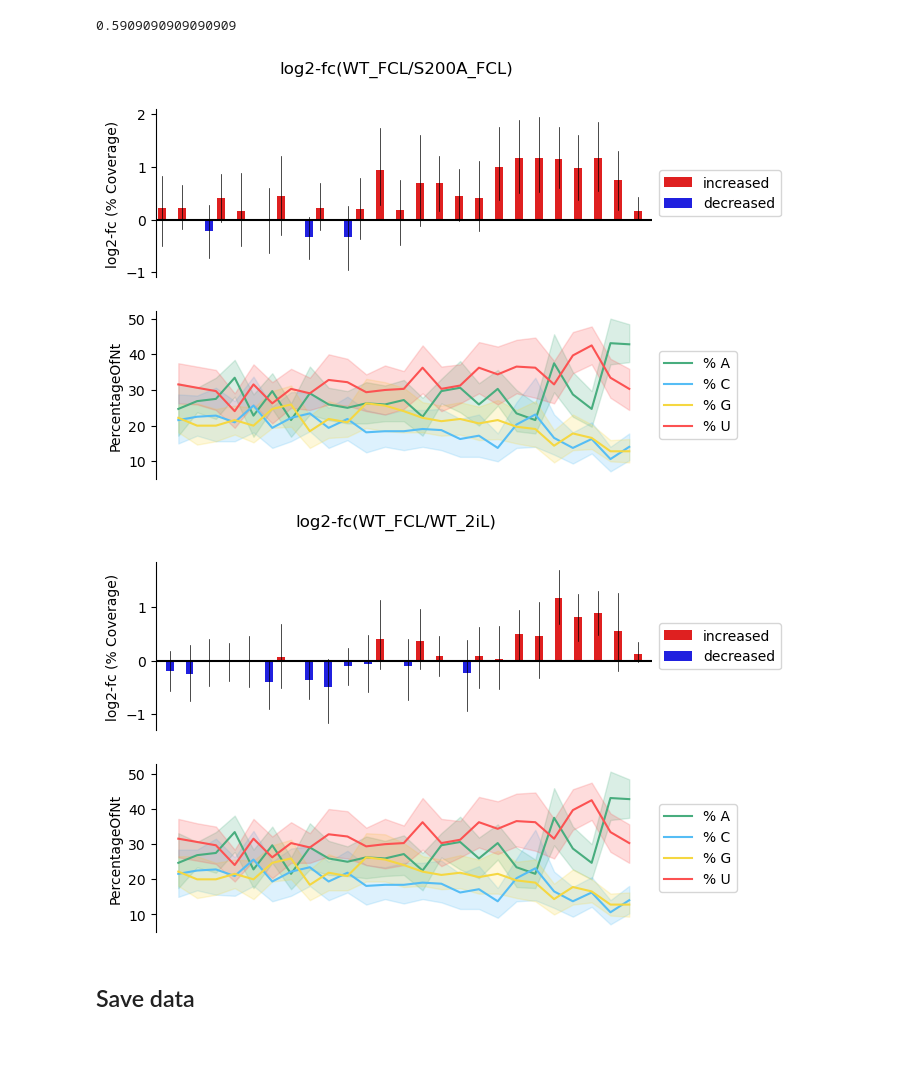
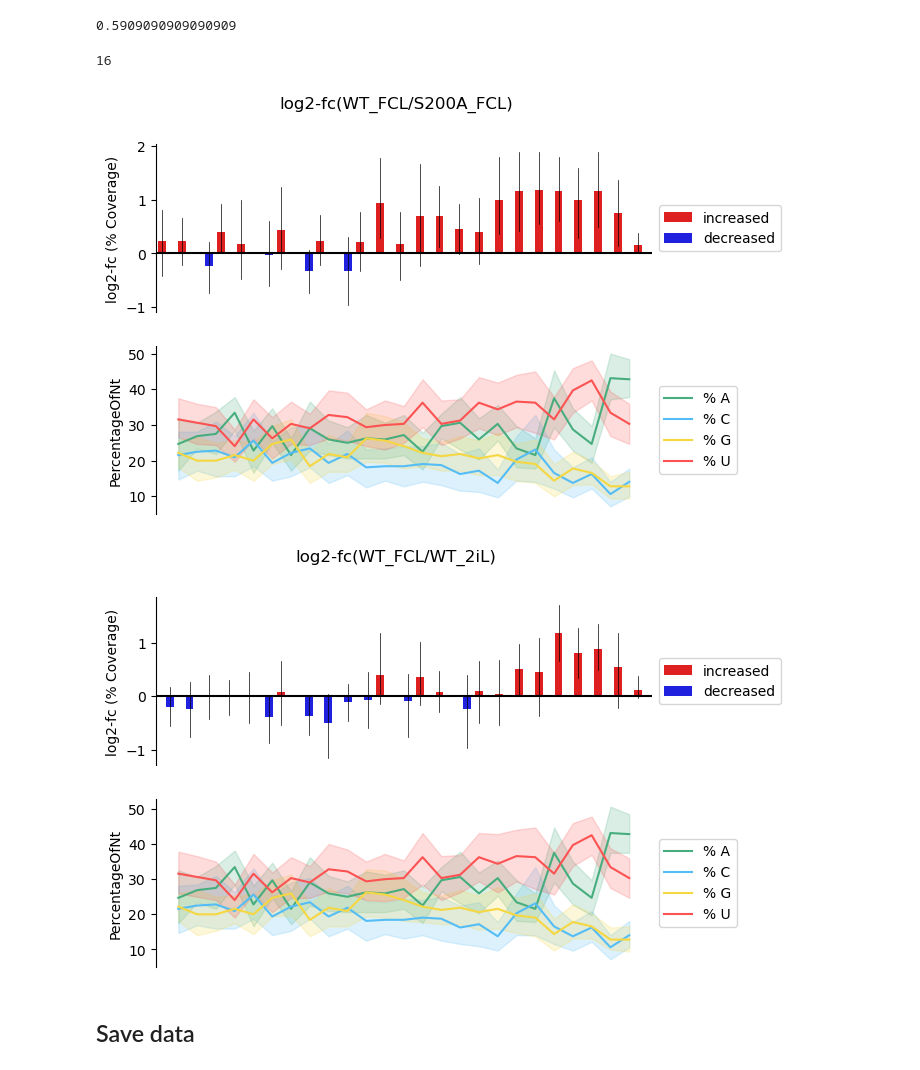
Before and after one commit to ulelab/LIN28A_RNPreassembly_bioinformatics, a Jupyter notebook: analysis/analysis10_ClipSignalInNaive/AnalyzeNaiveGenes.ipynb, the cells around one changed output. Drawn from its saved outputs; the diff is of its cells as text; code cells hidden in the pictures.

Commit message:
saving sourc data

```diff
--- a/analysis/analysis10_ClipSignalInNaive/AnalyzeNaiveGenes.ipynb
+++ b/analysis/analysis10_ClipSignalInNaive/AnalyzeNaiveGenes.ipynb
@@ -110,5 +109,5 @@ GetBinEdges(133, 20)
 # %%
-dfNaive = ko_wt_res.loc[ko_wt_res.Naive_Genes == 'naive']
+dfNaive = ko_wt_res.loc[ko_wt_res.Naive_Genes == 'naive'].copy()
 dfNaive['gene_name'] = dfGeneIds.set_index('gene_id')
 dfNaive.regulation.fillna('unassigned', inplace=True)
 dfNaive['MaxTpmBothConditions'] = dfNaive[['Mean TPM in KO FCL', 'Mean TPM in S200WT FCL']].max(axis='columns')
@@ -389,41 +328,49 @@ dfNaive.groupby('regulation').count()
 13 / (3 + 13 +5 +1)
 # %% [output]
 0.5909090909090909
+# %%
+len(RegulatedNaiveGenesLongUtrs)
+# %% [output]
+16
 # %%
 # Get only genes with long UTRs and take the last x intervals
 plotLength = 500
 nIntervals = int(plotLength / binWidth)
 dft = dfFullPlot.loc[(dfFullPlot.gene_id.isin(RegulatedNaiveGenesLongUtrs))]
+
 FilteredDfs = []
 for i, df in dft.groupby(['Comparison', 'id']):
     dfLast = df.sort_values(by='IntervalPosition', ascending=True).tail(nIntervals)
     dfLast['ReindexedIntervalPosition'] = dfLast.IntervalPosition.apply("rank").astype(int)
     FilteredDfs.append(dfLast)
 dft = pd.concat(FilteredDfs, ignore_index=True)
 
 dfHue = dft.groupby(['Comparison', 'ReindexedIntervalPosition'], as_index=False)['log2-fc (% Coverage)'].mean()
 dfHue['meanHue'] = dfHue['log2-fc (% Coverage)'].apply(lambda x: 'increased' if x > 0 else 'decreased')
 dft = dft.merge(dfHue[['Comparison', 'ReindexedIntervalPosition', 'meanHue']], on=['Comparison', 'ReindexedIntervalPosition'], how='left')
+
+# Save source data
+dfSrc = dft.copy()
 
 for comparison, df in dft.groupby('Comparison'):
     name = comparison.replace('/', '_')
     dfPoint = df.melt(id_vars=["ReindexedIntervalPosition"], value_vars=['% A', '% C', '% G', '% U'], value_name='PercentageOfNt', var_name='Nt')
     dfPoint.ReindexedIntervalPosition = dfPoint.ReindexedIntervalPosition - 1
     fig, axs = plt.subplots(2)
     bar = sns.barplot(data=df, x="ReindexedIntervalPosition", y='log2-fc (% Coverage)', hue='meanHue', hue_order=['increased', 'decreased'], palette=['red', 'blue'], errwidth=0.5, errcolor='black', ax=axs[0])
     point = sns.lineplot(data=dfPoint, x="ReindexedIntervalPosition", y='PercentageOfNt', hue='Nt', ax=axs[1], \
         hue_order=['% A', '% C', '% G', '% U'], palette=['#48AD7E', '#55BDF5', '#F5D741','#FC5252'])
 
     axs[0].axhline(0, c='black', ls='solid')
     for ax in axs:
         ax.tick_params(bottom=False, labelbottom=False)
         sns.despine(ax=ax, bottom=True, top=True, right=True)
         ax.legend(loc='center left', bbox_to_anchor=(1, 0.5))
         ax.set_xlabel('')
     fig.suptitle(comparison)
     fig.savefig(f'{NaiveGenesBindingPlots}/{name}_BindingChangeLFCAndNtContentLast500ntsUtrsLongerThan500DownControlGroup_errstyleBand.pdf', bbox_inches='tight')
 # %% [output]
-[figure, old version]
+[figure, new version]
 [figure]
 # %% [markdown]
 ## Save data
```
Also changed, not shown: parts of 17 cells of this notebook, 12 other files.
